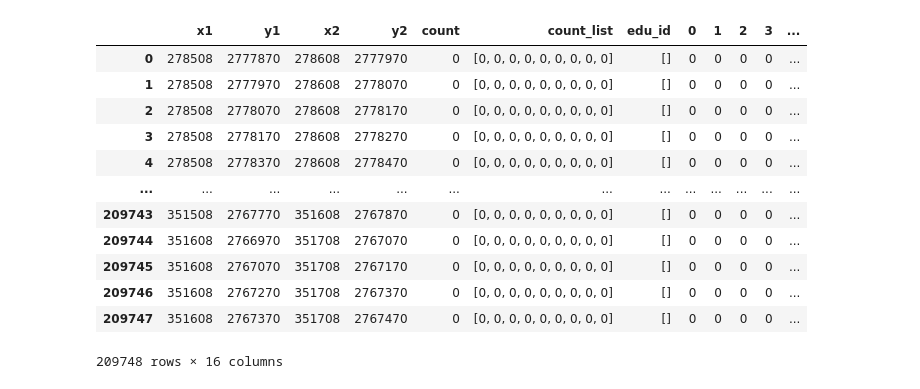
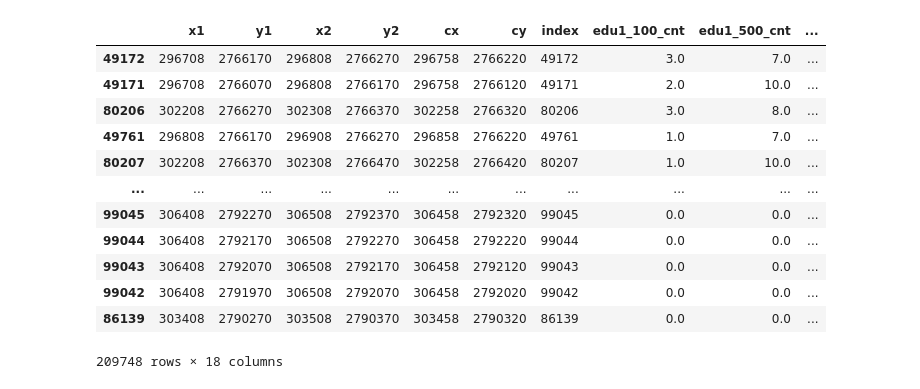
Before and after one commit to huangfishburger/capstone, a Jupyter notebook: edu.ipynb, the cells around one changed output. Saved outputs shown, nothing was run; the diff lists cells and outputs as text; code cells hidden in the pictures.

```diff
--- a/edu.ipynb
+++ b/edu.ipynb
@@ -127,17 +194,0 @@ p_taipei
-# %%
-p_new_taipei = pd.concat([p_new_taipei, p_new_taipei['count_list'].apply(pd.Series)], axis=1)
-p_new_taipei
-# %% [output]
-|  | x1 | y1 | x2 | y2 | count | count_list | edu_id | 0 | 1 | 2 | 3 | ... |
-| 0 | 278508 | 2777870 | 278608 | 2777970 | 0 | [0, 0, 0, 0, 0, 0, 0, 0, 0] | [] | 0 | 0 | 0 | 0 | ... |
-| 1 | 278508 | 2777970 | 278608 | 2778070 | 0 | [0, 0, 0, 0, 0, 0, 0, 0, 0] | [] | 0 | 0 | 0 | 0 | ... |
-| 2 | 278508 | 2778070 | 278608 | 2778170 | 0 | [0, 0, 0, 0, 0, 0, 0, 0, 0] | [] | 0 | 0 | 0 | 0 | ... |
-| 3 | 278508 | 2778170 | 278608 | 2778270 | 0 | [0, 0, 0, 0, 0, 0, 0, 0, 0] | [] | 0 | 0 | 0 | 0 | ... |
-| 4 | 278508 | 2778370 | 278608 | 2778470 | 0 | [0, 0, 0, 0, 0, 0, 0, 0, 0] | [] | 0 | 0 | 0 | 0 | ... |
-| ... | ... | ... | ... | ... | ... | ... | ... | ... | ... | ... | ... | ... |
-| 209743 | 351508 | 2767770 | 351608 | 2767870 | 0 | [0, 0, 0, 0, 0, 0, 0, 0, 0] | [] | 0 | 0 | 0 | 0 | ... |
-| 209744 | 351608 | 2766970 | 351708 | 2767070 | 0 | [0, 0, 0, 0, 0, 0, 0, 0, 0] | [] | 0 | 0 | 0 | 0 | ... |
-| 209745 | 351608 | 2767070 | 351708 | 2767170 | 0 | [0, 0, 0, 0, 0, 0, 0, 0, 0] | [] | 0 | 0 | 0 | 0 | ... |
-| 209746 | 351608 | 2767270 | 351708 | 2767370 | 0 | [0, 0, 0, 0, 0, 0, 0, 0, 0] | [] | 0 | 0 | 0 | 0 | ... |
-| 209747 | 351608 | 2767370 | 351708 | 2767470 | 0 | [0, 0, 0, 0, 0, 0, 0, 0, 0] | [] | 0 | 0 | 0 | 0 | ... |
-209748 rows × 16 columns
@@ -152,2 +195,18 @@ p_new_taipei = p_new_taipei.rename(columns=category_map)
+# %%
+result_nt.sort_values('學校加權分數', ascending=False)
+# %% [output]
+|  | x1 | y1 | x2 | y2 | cx | cy | index | edu1_100_cnt | edu1_500_cnt | ... |
+| 49172 | 296708 | 2766170 | 296808 | 2766270 | 296758 | 2766220 | 49172 | 3.0 | 7.0 | ... |
+| 49171 | 296708 | 2766070 | 296808 | 2766170 | 296758 | 2766120 | 49171 | 2.0 | 10.0 | ... |
+| 80206 | 302208 | 2766270 | 302308 | 2766370 | 302258 | 2766320 | 80206 | 3.0 | 8.0 | ... |
+| 49761 | 296808 | 2766170 | 296908 | 2766270 | 296858 | 2766220 | 49761 | 1.0 | 7.0 | ... |
+| 80207 | 302208 | 2766370 | 302308 | 2766470 | 302258 | 2766420 | 80207 | 1.0 | 10.0 | ... |
+| ... | ... | ... | ... | ... | ... | ... | ... | ... | ... | ... |
+| 99045 | 306408 | 2792270 | 306508 | 2792370 | 306458 | 2792320 | 99045 | 0.0 | 0.0 | ... |
+| 99044 | 306408 | 2792170 | 306508 | 2792270 | 306458 | 2792220 | 99044 | 0.0 | 0.0 | ... |
+| 99043 | 306408 | 2792070 | 306508 | 2792170 | 306458 | 2792120 | 99043 | 0.0 | 0.0 | ... |
+| 99042 | 306408 | 2791970 | 306508 | 2792070 | 306458 | 2792020 | 99042 | 0.0 | 0.0 | ... |
+| 86139 | 303408 | 2790270 | 303508 | 2790370 | 303458 | 2790320 | 86139 | 0.0 | 0.0 | ... |
+209748 rows × 18 columns
 # %%
 # 寫入csv
```
Also changed, not shown: parts of 19 cells of this notebook, 4 other files.
